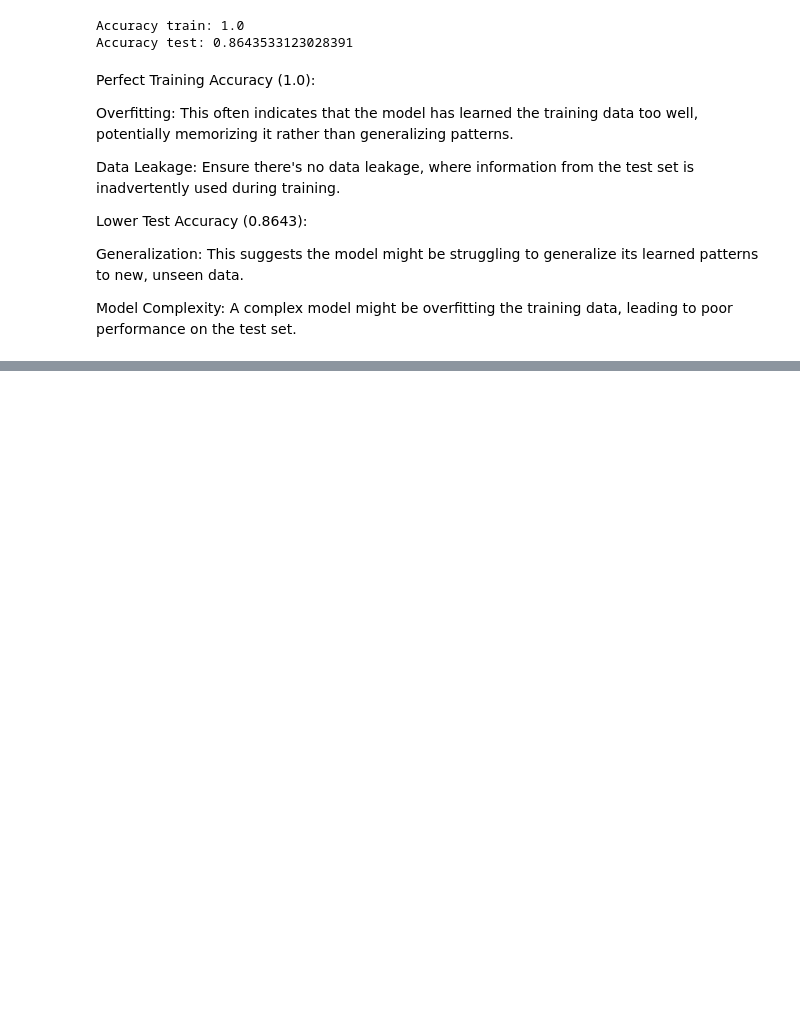
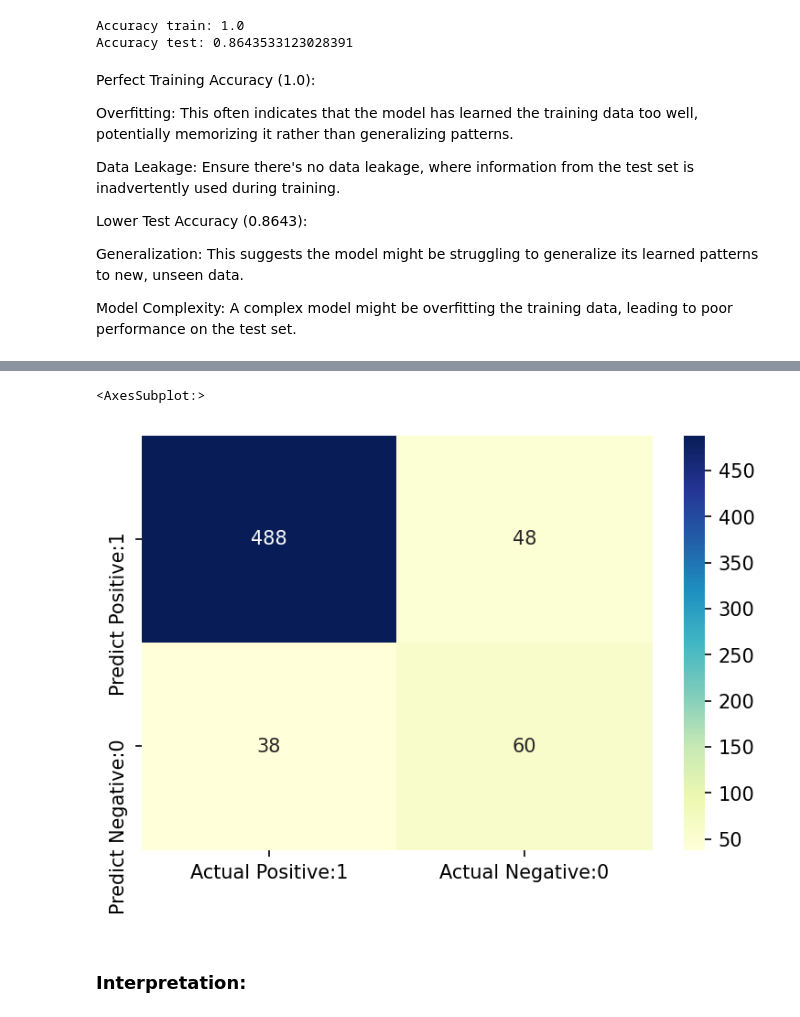
Before and after one commit to AgathaNyambati/SyriaTel-Customer-Churn, a Jupyter notebook: churn.ipynb, the cells around one changed output, grey strips where cells are left out. Saved outputs shown, nothing was run; the diff lists cells and outputs as text; code cells hidden in the pictures; blank space fills up the shorter version.

Commit message:
added confussion matrix

```diff
--- a/churn.ipynb
+++ b/churn.ipynb
@@ -684,0 +685,14 @@ Model Complexity: A complex model might be overfitting the training data, leadin
+# %%
+# Print the Confusion Matrix and slice it into four pieces
+
+cm = confusion_matrix(y_test, y_test_pred2)
+
+print('Confusion matrix\n\n', cm)
+
+print('\nTrue Positives(TP) = ', cm[0,0])
+
+print('\nTrue Negatives(TN) = ', cm[1,1])
+
+print('\nFalse Positives(FP) = ', cm[0,1])
+
+print('\nFalse Negatives(FN) = ', cm[1,0])
@@ -684,0 +712,12 @@ Model Complexity: A complex model might be overfitting the training data, leadin
+# %%
+# visualize confusion matrix with seaborn heatmap
+
+cm_matrix = pd.DataFrame(data=cm, columns=['Actual Positive:1', 'Actual Negative:0'],
+                                 index=['Predict Positive:1', 'Predict Negative:0'])
+
+sns.heatmap(cm_matrix, annot=True, fmt='d', cmap='YlGnBu')
+# %% [output]
+<AxesSubplot:>
+[figure, added]
+# %% [markdown]
+### Interpretation:
```
Also changed, not shown: parts of 6 cells of this notebook.
